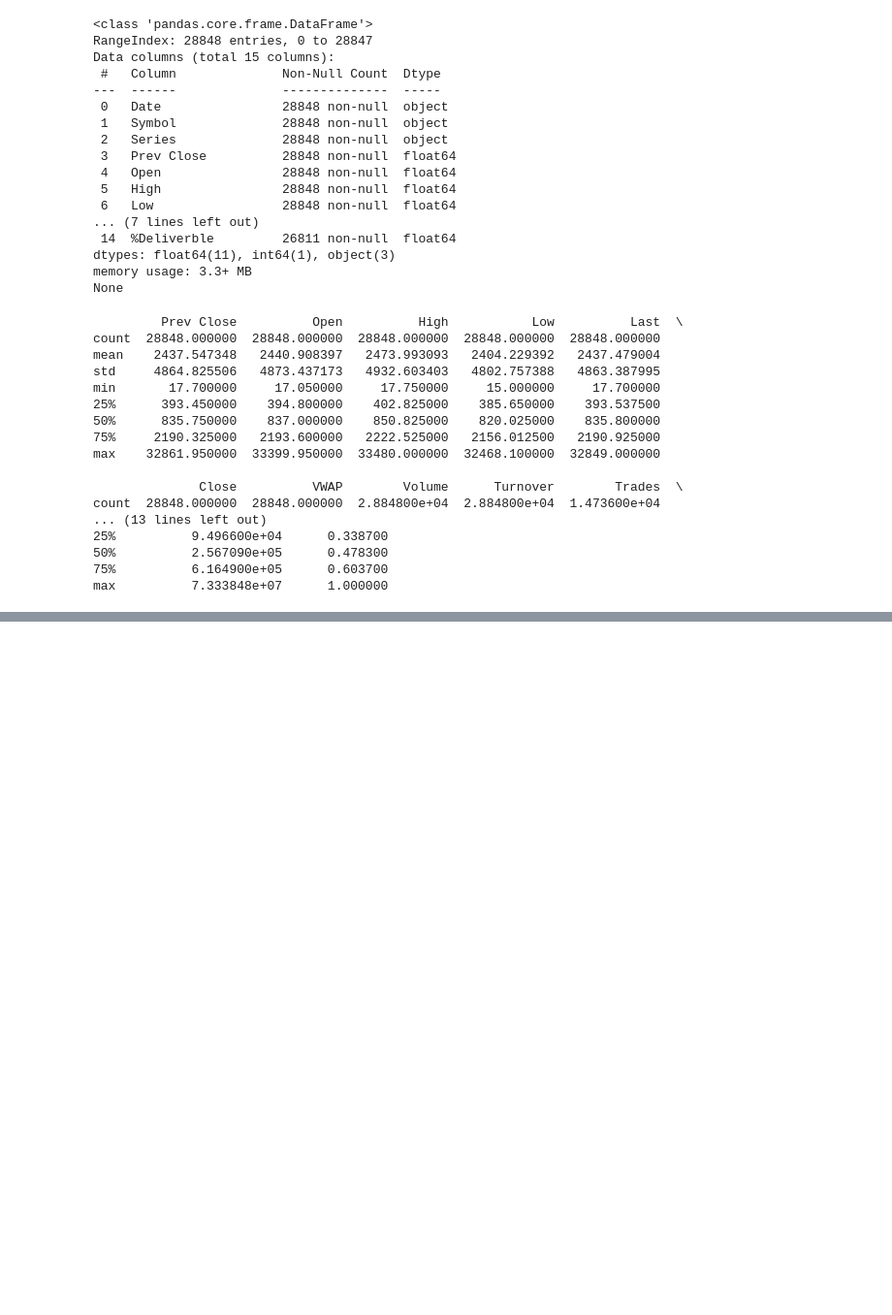
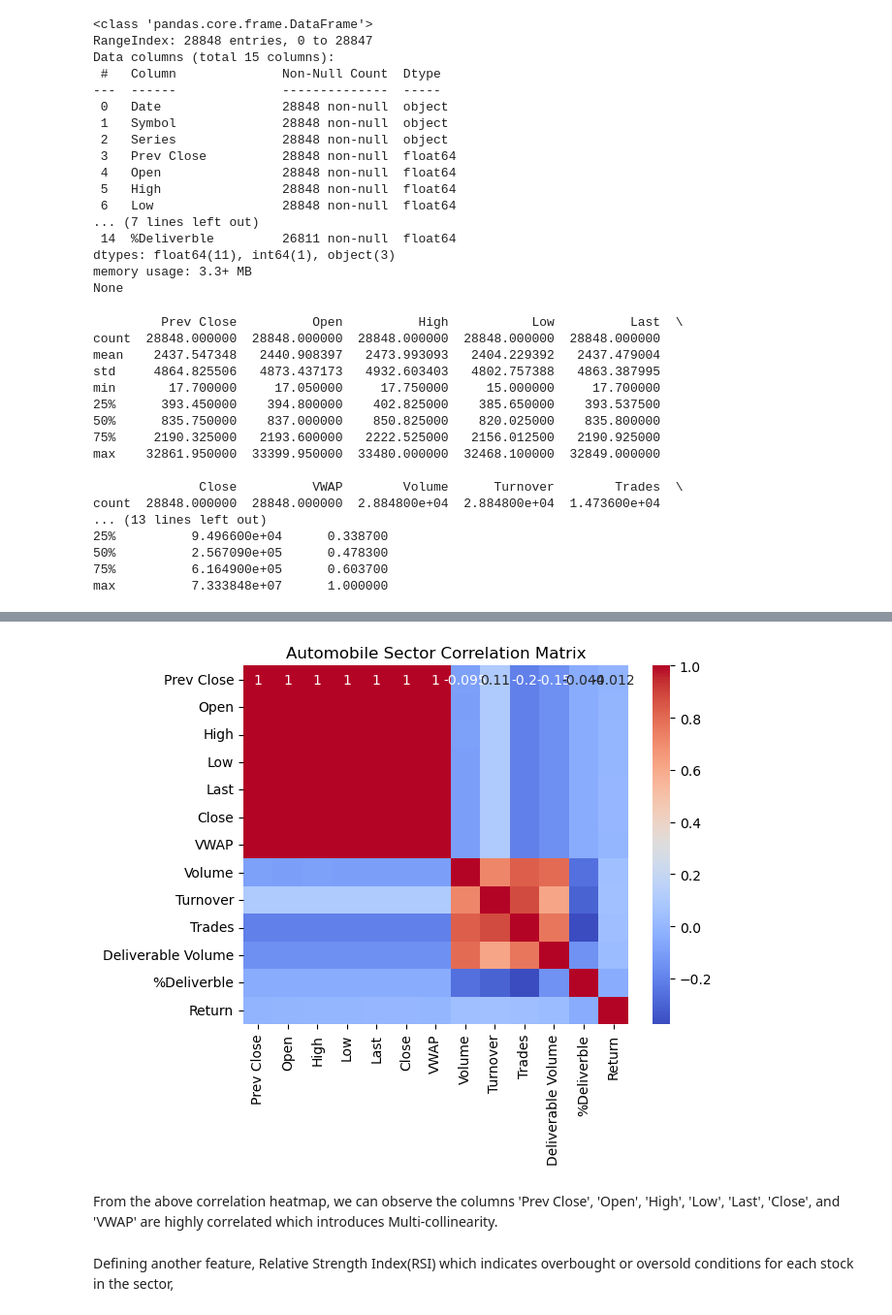
Before and after one commit to rohanvitrouthu/sectoralstockanalysis, a Jupyter notebook: EDA/Automobile_EDA.ipynb, the cells around one changed output, grey strips where cells are left out. Shown at 97% size. Cells and saved outputs as stored; diff of their text form; code cells hidden in the pictures; blank space fills up the shorter version.

```diff
--- a/EDA/Automobile_EDA.ipynb
+++ b/EDA/Automobile_EDA.ipynb
@@ -131,0 +114,12 @@ plt.show()
+# %%
+# Visualize the correlation matrix
+sector_correlation = sector_data.drop(['Symbol','Series'], axis = 1).corr()
+sns.heatmap(sector_correlation, annot=True, cmap='coolwarm')
+plt.title('Automobile Sector Correlation Matrix')
+plt.show()
+# %% [output]
+[figure, added]
+# %% [markdown]
+From the above correlation heatmap, we can observe the columns 'Prev Close', 'Open', 'High', 'Low', 'Last', 'Close', and 'VWAP' are highly correlated which introduces Multi-collinearity.
+# %% [markdown]
+Defining another feature, Relative Strength Index(RSI) which indicates overbought or oversold conditions for each stock in the sector,
```
Also changed, not shown: parts of 20 cells of this notebook.
